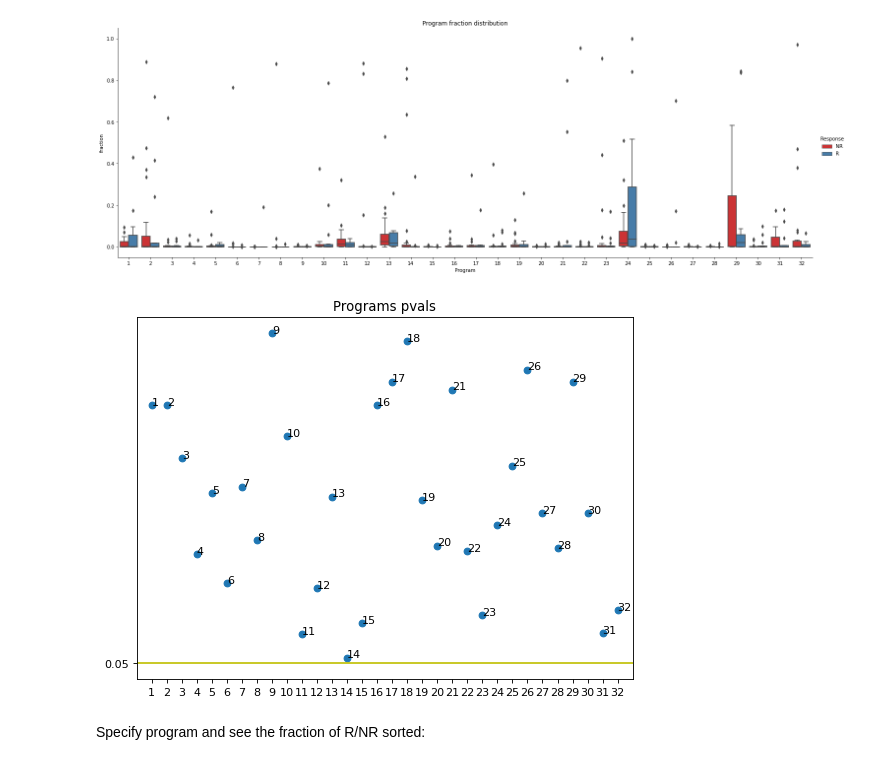
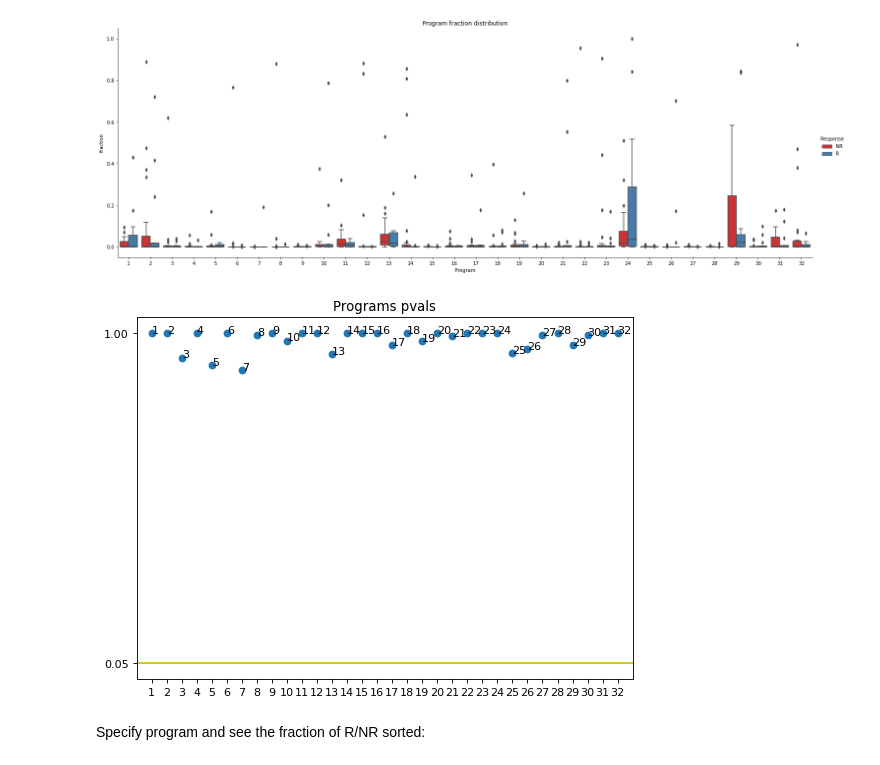
Before and after one commit to ItayShlosberg/classifying-response-to-immunotherapy, a Jupyter notebook: data_analysis/SERVER_NBS/RESPONSE_ANALYSIS/response_analysis.ipynb, the cells around one changed output. Saved outputs shown, nothing was run; the diff lists cells and outputs as text; code cells hidden in the pictures.

```diff
--- a/data_analysis/SERVER_NBS/RESPONSE_ANALYSIS/response_analysis.ipynb
+++ b/data_analysis/SERVER_NBS/RESPONSE_ANALYSIS/response_analysis.ipynb
@@ -268,7 +269,7 @@ immune_non_response_markers.to_excel(join(FOLDER_PATH, r'non_response_immune_mar
 
 For each cluster, see the number of cells correspond to response patients vs. number of cells corespond to non-response patients.
 # %%
-clusters_barcodes_mapping_path = r'/storage/md_keren/shitay/outputs/clustering/summaries/26.6.21/immune_kmeans_26.6.21_clusters_mapping.csv'
+clusters_barcodes_mapping_path = r'/storage/md_keren/shitay/outputs/clustering/immune/summaries/26.6.21/immune_kmeans_26.6.21_clusters_mapping.csv'
 clusters_barcodes_mapping_df = pd.read_csv(clusters_barcodes_mapping_path)
 # %% [markdown]
 ###### cluster visualizations
@@ -446,6 +449,9 @@ pvals = np.zeros(selected_K)
 for i in range(1, selected_K+1):
     pvals[i-1] = ranksums(df_r[i].values, df_nr[i].values)[1]
 
+# Correct pvals
+pvals = multipletests_fdr(pvals)[1].tolist()
+
 pvals_df = pd.DataFrame([[v[0], int(v[1])] for v in transpose([pvals, range(1, selected_K+1)])], columns=['pval', 'program'])
 # %%
 plt.figure(figsize=(8, 6), dpi=80)
@@ -602,6 +625,8 @@ pvals = np.zeros(selected_K)
 for i in range(1, selected_K+1):
     pvals[i-1] = ranksums(programs_nr_patients_usage[i], programs_r_patients_usage[i])[1]
 
+# Correct pvals
+pvals = multipletests_fdr(pvals)[1].tolist()
 
 pvals_df = pd.DataFrame([[v[0], int(v[1])] for v in transpose([pvals, range(1, selected_K+1)])], columns=['pval', 'program'])
 # %%
@@ -620,24 +645,24 @@ ax = sns.catplot(kind="box", x='Program', y='fraction', hue='Response', data=sta
 # %%
 plt.figure(figsize=(8, 6), dpi=80)
 
 pvals = pvals_df[["program", "pval"]].values
 small_pvals = pvals[pvals[:,1]<0.05]
 big_pvals = pvals[pvals[:,1]>=0.05]
 
 
 plt.scatter(x=big_pvals[:,0], y=big_pvals[:,1])
 plt.scatter(x=small_pvals[:,0], y=small_pvals[:,1])
 
 ax = plt.plot([0,33],[0.05,0.05], color='y')
 plt.xticks(np.arange(1, 33));
-plt.yticks([0.05]);
+plt.yticks([0.05, 1]);
 plt.xlim((0,33));
 plt.title('Programs pvals');
 
 for coord in pvals:
     plt.text(coord[0], coord[1], '{}'.format(int(coord[0])))
 # %% [output]
-[figure, old version]
+[figure, new version]
 # %% [markdown]
 Specify program and see the fraction of R/NR sorted:
 # %%
```
Also changed, not shown: parts of 19 cells of this notebook, 31 other files.
